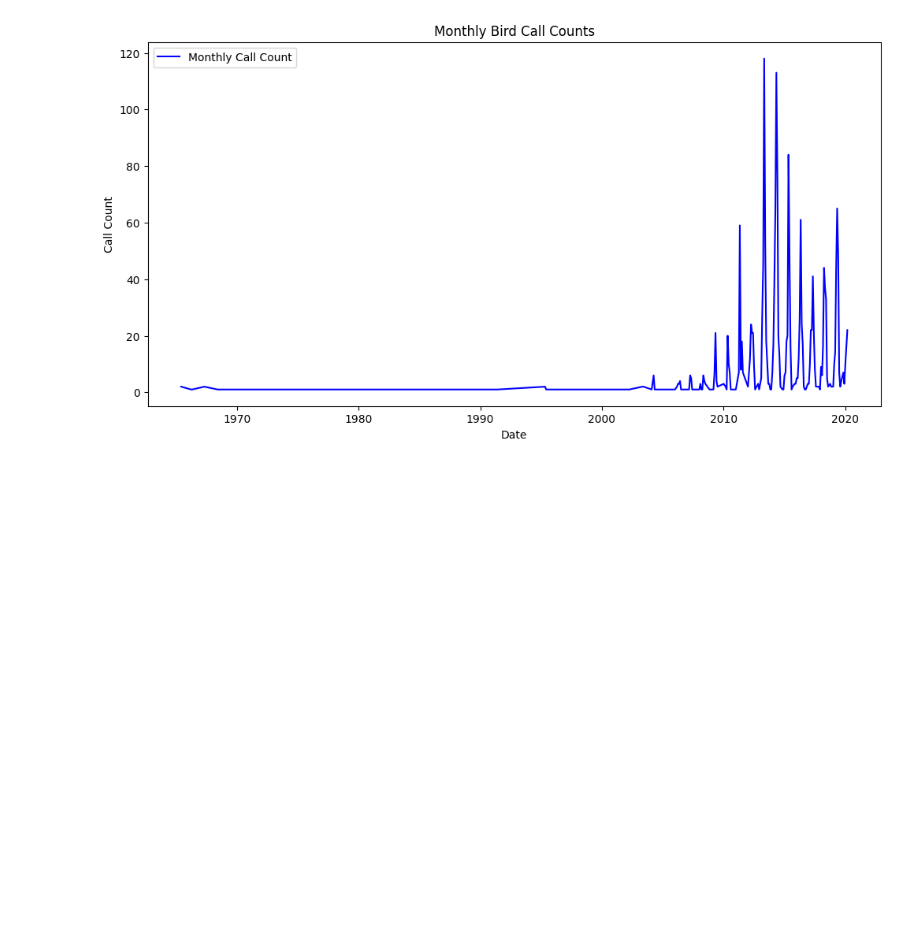
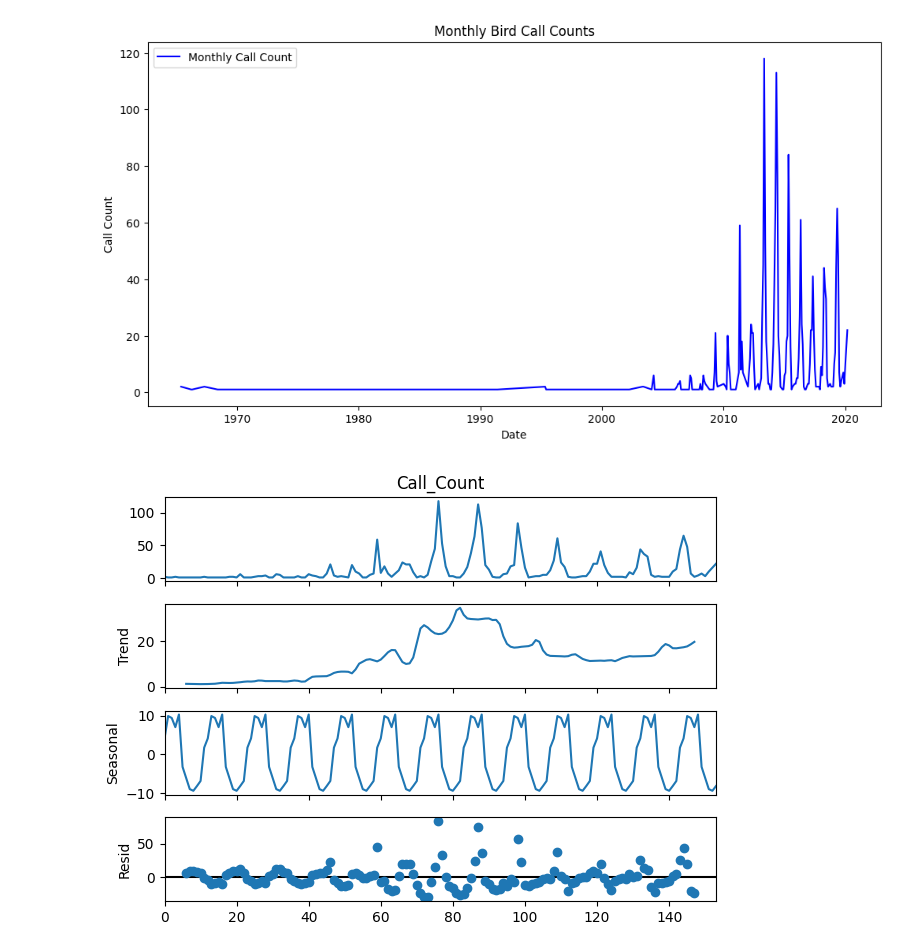
Before and after one commit to G-Bielokozowicz/Birdcall-Identification, a Jupyter notebook: seasonal_trend_prediction.ipynb, the cells around one changed output. Cells and saved outputs as stored; diff of their text form; code cells hidden in the pictures; blank space fills up the shorter version.

Commit message:
Added decomposing the time series

```diff
--- a/seasonal_trend_prediction.ipynb
+++ b/seasonal_trend_prediction.ipynb
@@ -121,3 +121,10 @@ plt.legend()
 plt.show()
 # %% [output]
 [figure]
+# %%
+# Decompose the time series
+result = seasonal_decompose(df_monthly['Call_Count'], model='additive', period=12)
+result.plot()
+plt.show()
+# %% [output]
+[figure, added]
```
